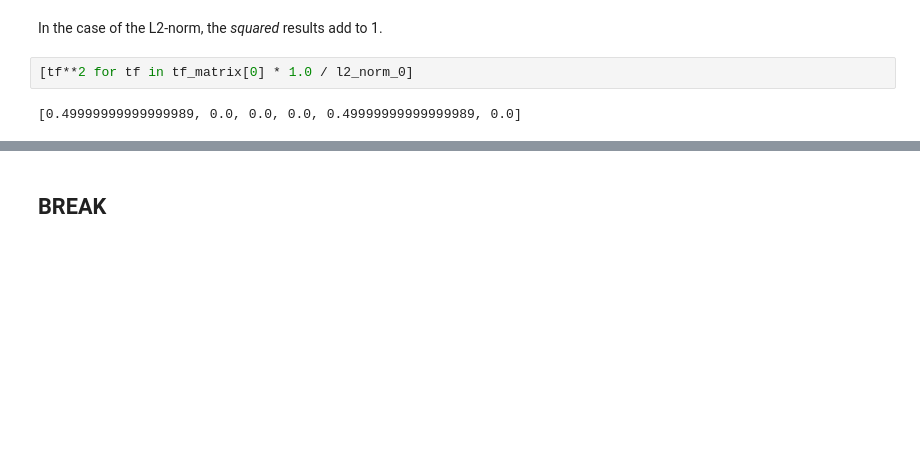
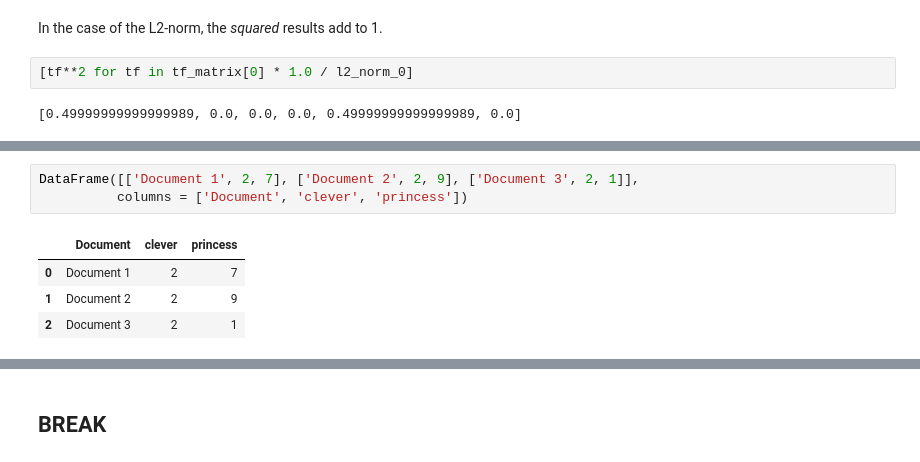
Before and after one commit to t-redactyl/text-cleaning, a Jupyter notebook: 03 Document similarity/Cosine similarity.ipynb, the cells around one changed output, grey strips where cells are left out. Drawn from its saved outputs; the diff is of its cells as text; blank space fills up the shorter version.

```diff
--- a/03 Document similarity/Cosine similarity.ipynb
+++ b/03 Document similarity/Cosine similarity.ipynb
@@ -376,0 +376,8 @@ We can now add what we've learned about the tf-idf and vector normalisation toge
+# %%
+DataFrame([['Document 1', 2, 7], ['Document 2', 2, 9], ['Document 3', 2, 1]],
+          columns = ['Document', 'clever', 'princess'])
+# %% [output]
+|  | Document | clever | princess |
+| 0 | Document 1 | 2 | 7 |
+| 1 | Document 2 | 2 | 9 |
+| 2 | Document 3 | 2 | 1 |
```
Also changed, not shown: parts of 53 cells of this notebook, 3 other files.
